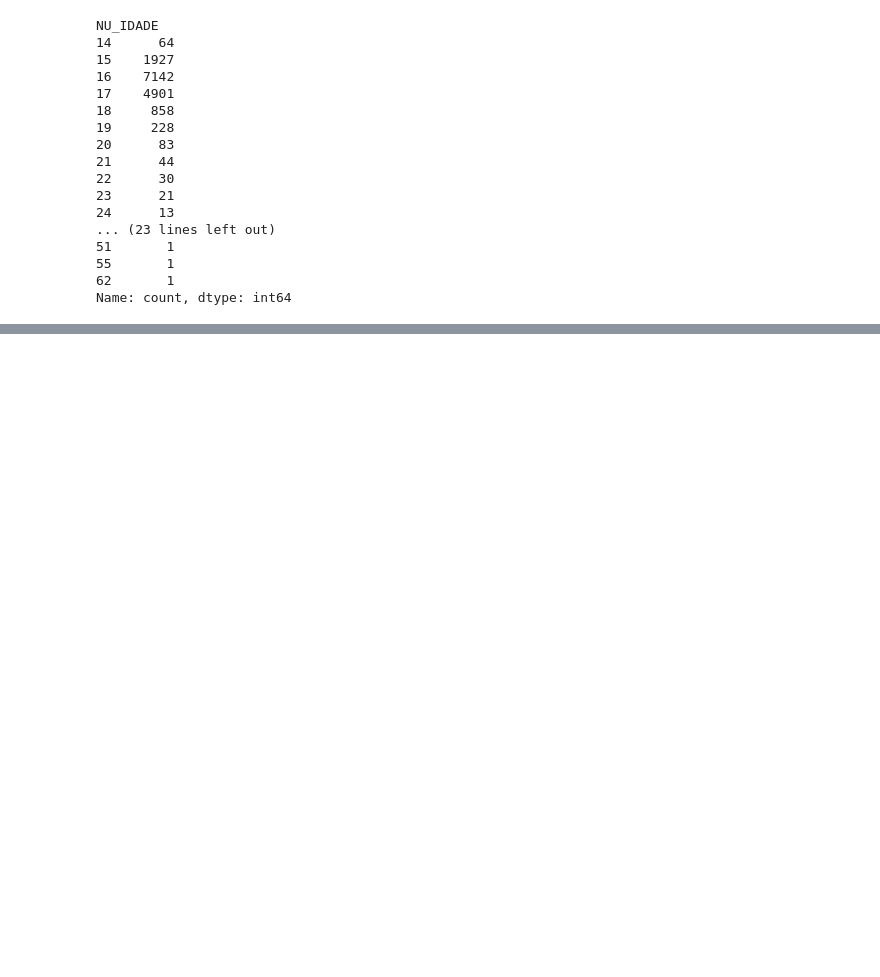
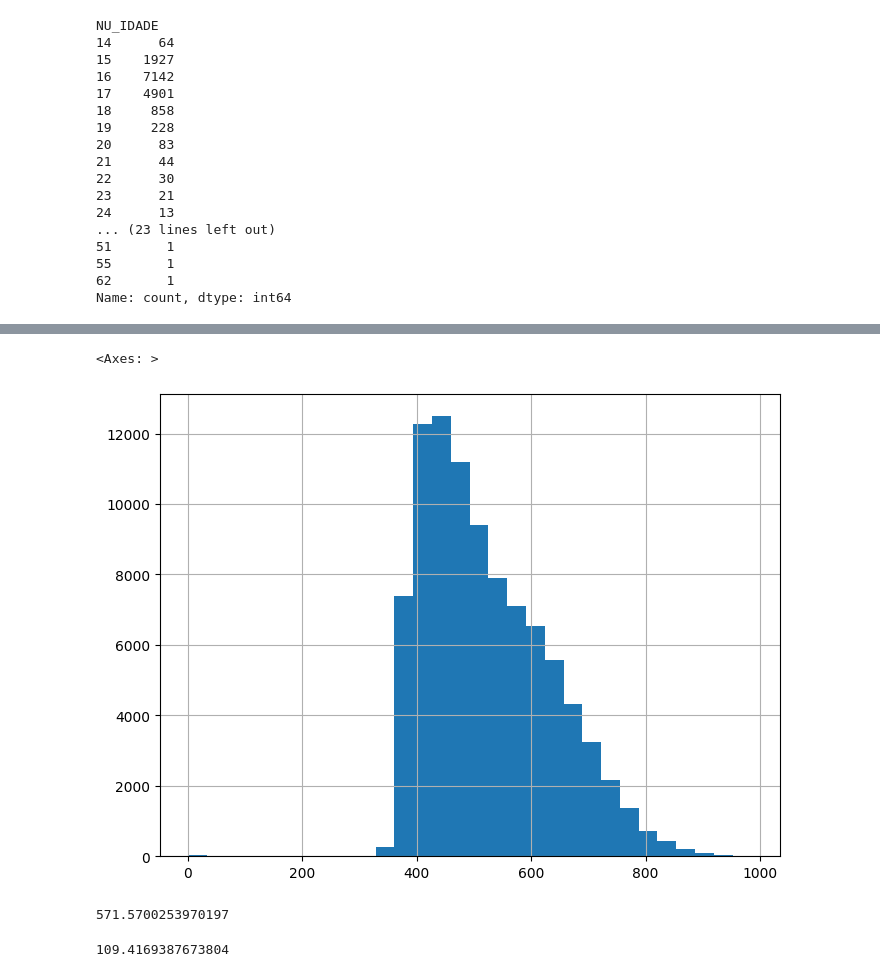
Before and after one commit to florybal/imersao_dados, a Jupyter notebook: Aula01.ipynb, the cells around one changed output, grey strips where cells are left out. Saved outputs shown, nothing was run; the diff lists cells and outputs as text; code cells hidden in the pictures; blank space fills up the shorter version.

```diff
--- a/Aula01.ipynb
+++ b/Aula01.ipynb
@@ -194,0 +198,15 @@ Name: count, dtype: int64
+# %%
+dados["NU_NOTA_MT"].hist(bins=30, figsize=(8, 6))
+# %% [output]
+<Axes: >
+[figure, added]
+# %%
+#tira a média
+dados["NU_NOTA_MT"].mean()
+# %% [output]
+571.5700253970197
+# %%
+#devio padrão
+dados["NU_NOTA_MT"].std()
+# %% [output]
+109.4169387673804
```
Also changed, not shown: parts of 9 cells of this notebook, 2 other files.
